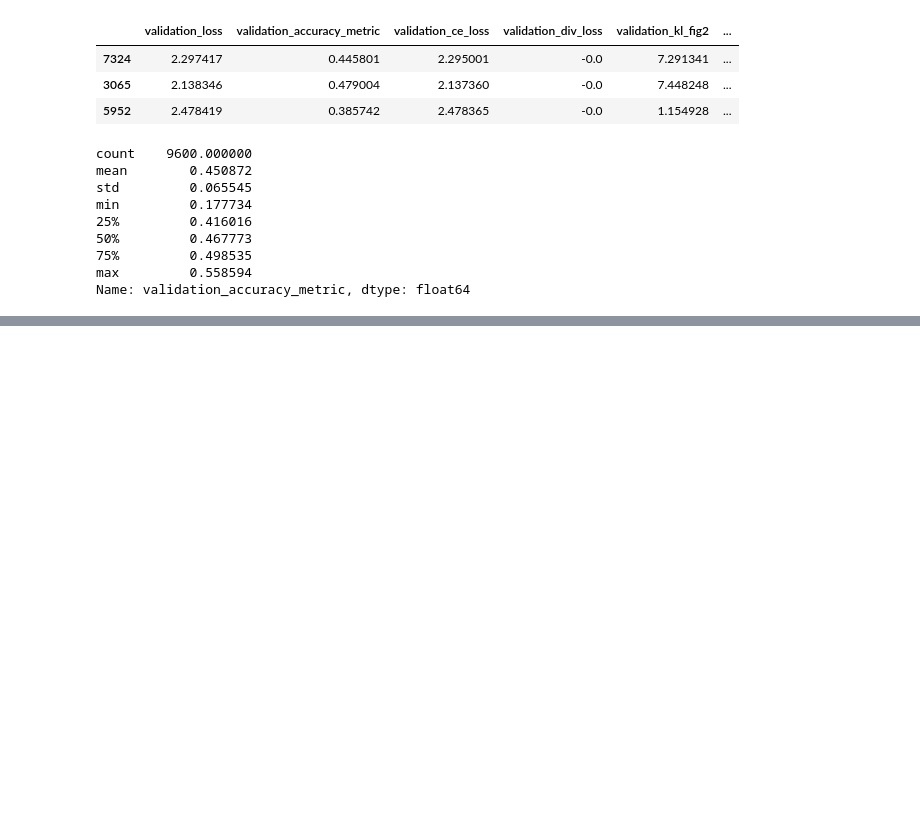
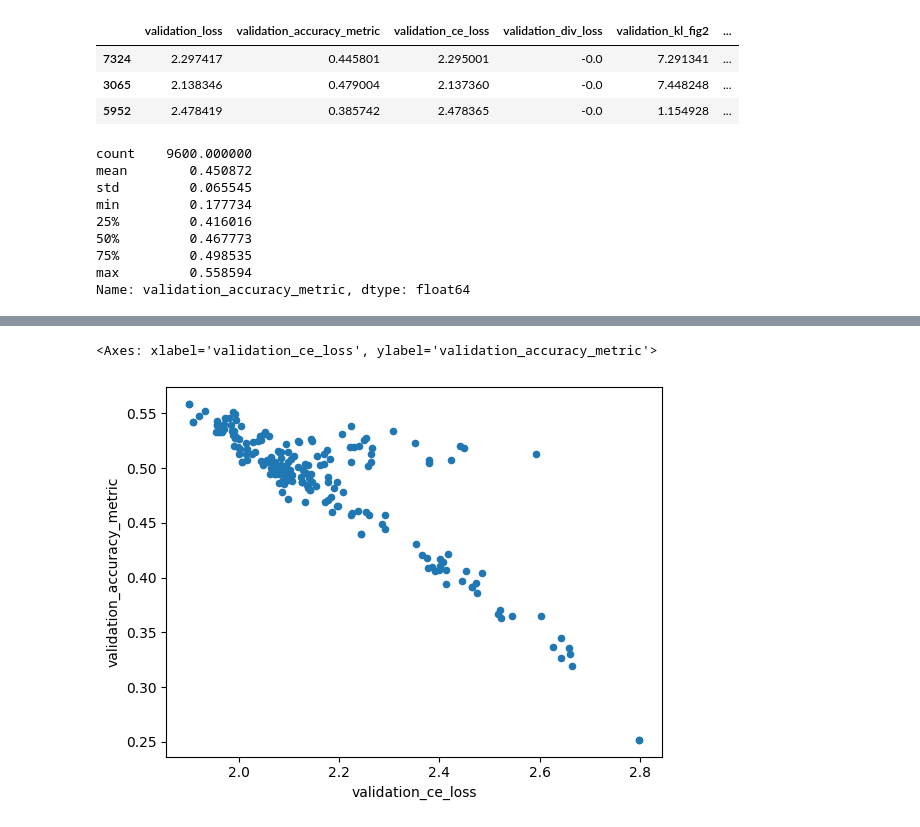
Before and after one commit to viktorvesely/liquid, a Jupyter notebook: liquid_jax/grid_eval.ipynb, the cells around one changed output, grey strips where cells are left out. Drawn from its saved outputs; the diff is of its cells as text; code cells hidden in the pictures; blank space fills up the shorter version.

```diff
--- a/liquid_jax/grid_eval.ipynb
+++ b/liquid_jax/grid_eval.ipynb
@@ -64,3 +69,8 @@ df_last_epoch.plot.scatter("delegators_param", "validation_accuracy_metric")
+# %%
+df_last_epoch.plot.scatter("validation_ce_loss", "validation_accuracy_metric")
+# %% [output]
+<Axes: xlabel='validation_ce_loss', ylabel='validation_accuracy_metric'>
+[figure, added]
 # %%
 import optuna
 from optuna.importance import FanovaImportanceEvaluator
```
Also changed, not shown: parts of 5 cells of this notebook, 9 other files.
